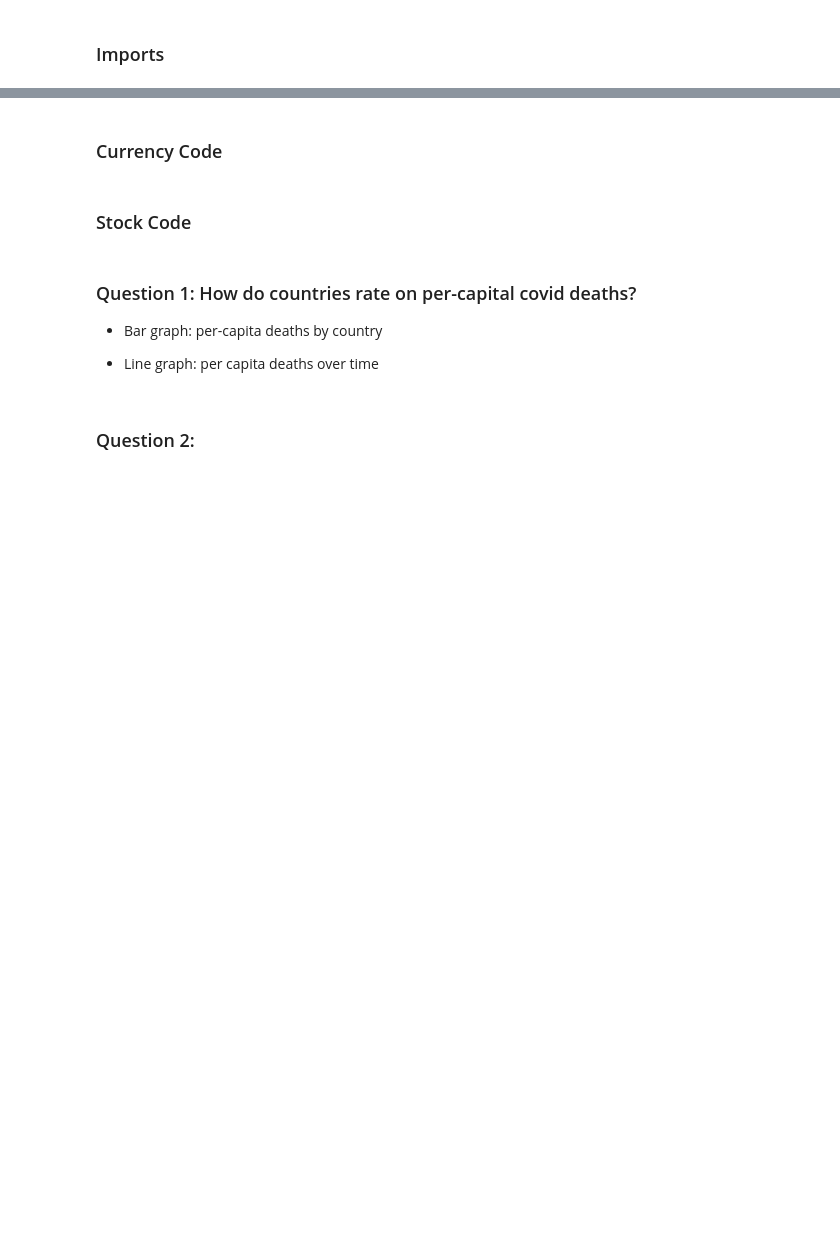
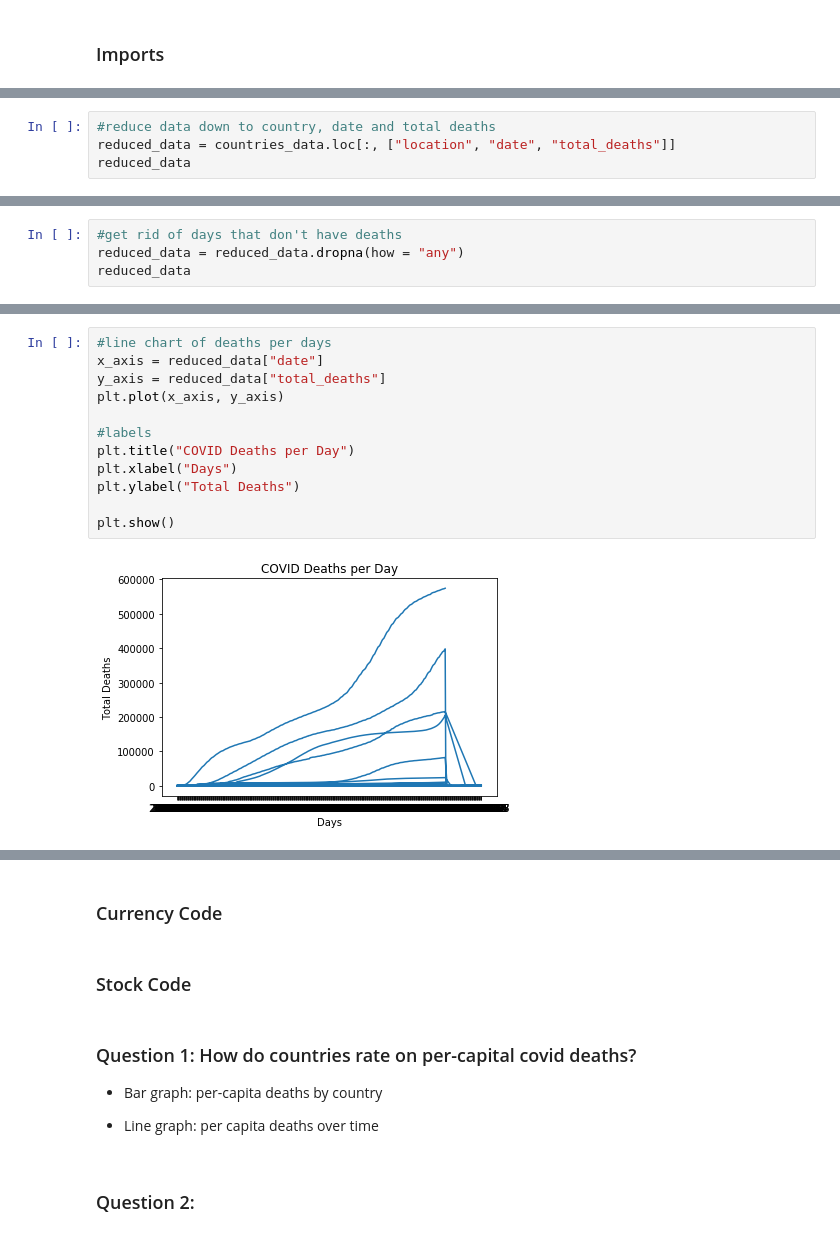
Before and after one commit to Eotanez/project-1, a Jupyter notebook: main.ipynb, the cells around one changed output, grey strips where cells are left out. Drawn from its saved outputs; the diff is of its cells as text; blank space fills up the shorter version.

```diff
--- a/main.ipynb
+++ b/main.ipynb
@@ -4,0 +150,4 @@
+# %%
+#reduce data down to country, date and total deaths
+reduced_data = countries_data.loc[:, ["location", "date", "total_deaths"]]
+reduced_data
@@ -4,0 +168,4 @@
+# %%
+#get rid of days that don't have deaths
+reduced_data = reduced_data.dropna(how = "any")
+reduced_data
@@ -4,0 +186,14 @@
+# %%
+#line chart of deaths per days
+x_axis = reduced_data["date"]
+y_axis = reduced_data["total_deaths"]
+plt.plot(x_axis, y_axis)
+
+#labels
+plt.title("COVID Deaths per Day")
+plt.xlabel("Days")
+plt.ylabel("Total Deaths")
+
+plt.show()
+# %% [output]
+[figure, added]
```
Also changed, not shown: parts of 15 cells of this notebook, 1 other file.
